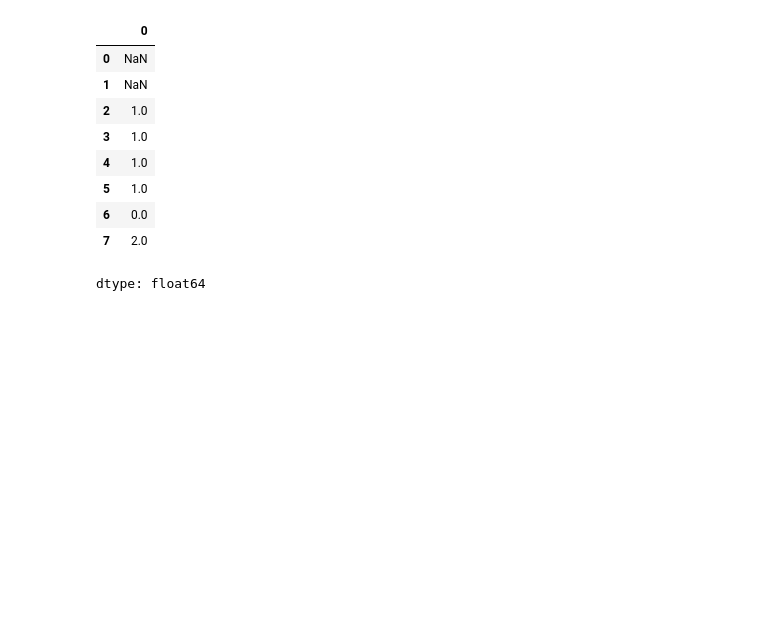
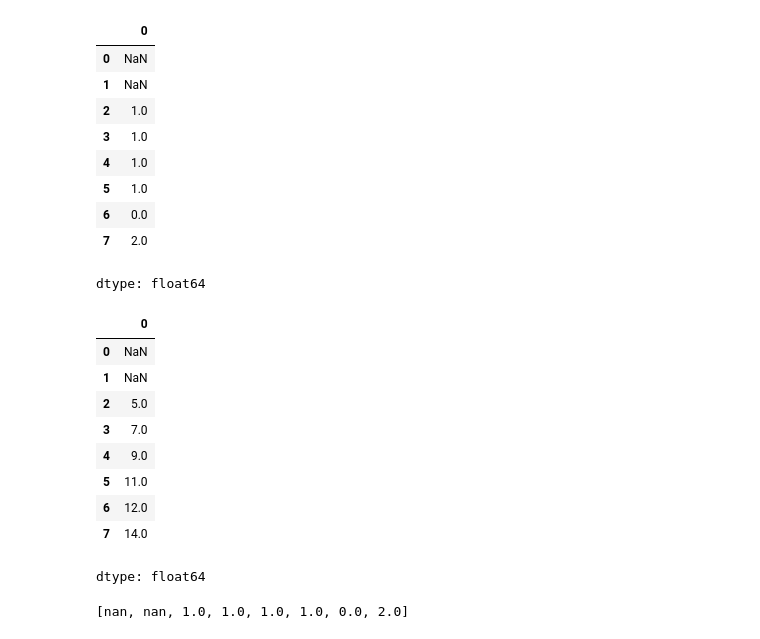
Before and after one commit to rushielevates/ML-DL-practice, a Jupyter notebook: Pandas.ipynb, the cells around one changed output. Saved outputs shown, nothing was run; the diff lists cells and outputs as text; code cells hidden in the pictures; blank space fills up the shorter version.

```diff
--- a/Pandas.ipynb
+++ b/Pandas.ipynb
@@ -744,0 +747,19 @@ dtype: float64
+# %%
+ser = pd.Series([1, 3, 6, 10, 15, 21, 27, 35])
+# %%
+ser.diff(periods=2)
+# %% [output]
+|  | 0 |
+| 0 | NaN |
+| 1 | NaN |
+| 2 | 5.0 |
+| 3 | 7.0 |
+| 4 | 9.0 |
+| 5 | 11.0 |
+| 6 | 12.0 |
+| 7 | 14.0 |
+dtype: float64
+# %%
+list(ser.diff().diff())
+# %% [output]
+[nan, nan, 1.0, 1.0, 1.0, 1.0, 0.0, 2.0]
```
Also changed, not shown: parts of 28 cells of this notebook.
